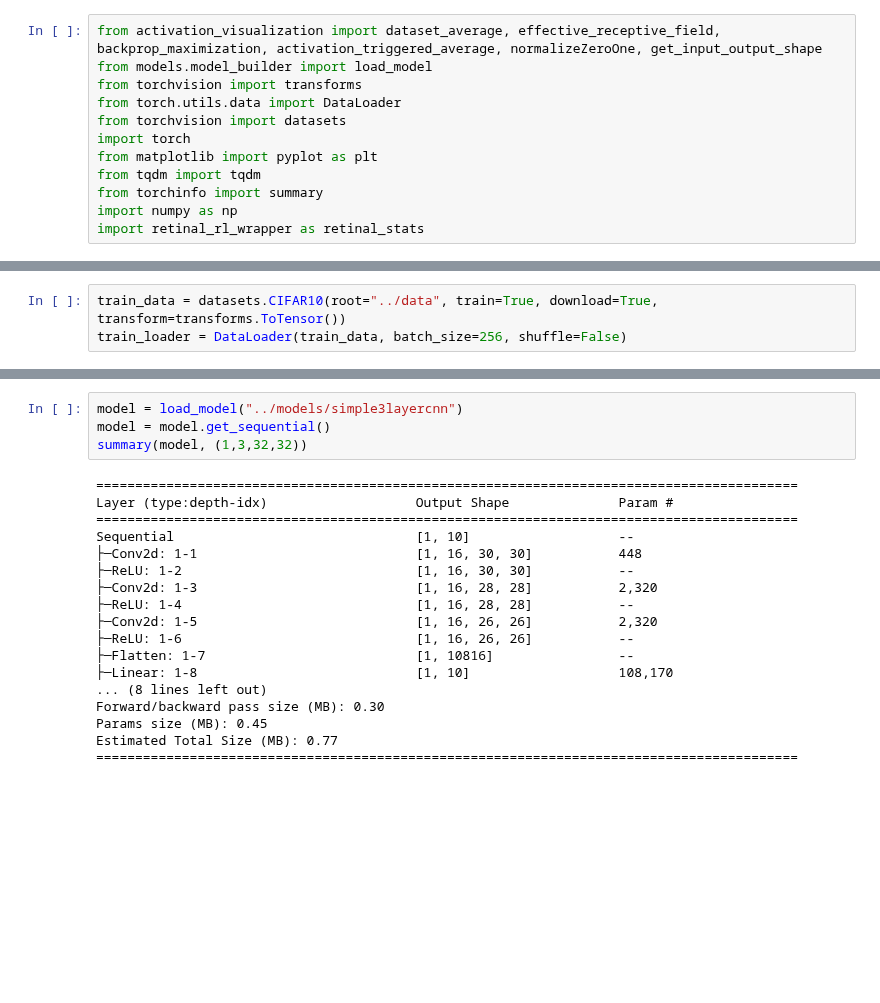
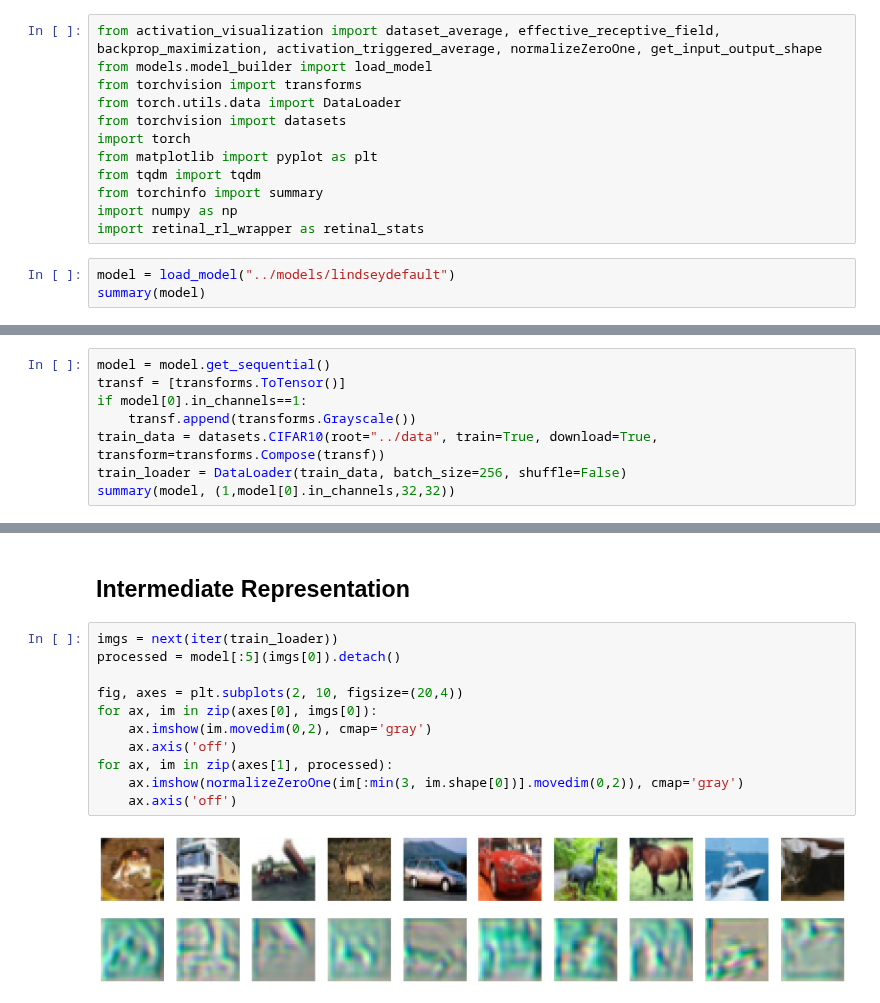
Before and after one commit to fabioseel/receptive-fields, a Jupyter notebook: src/evaluation.ipynb, the cells around one changed output, grey strips where cells are left out. Drawn from its saved outputs; the diff is of its cells as text; blank space fills up the shorter version.

```diff
--- a/src/evaluation.ipynb
+++ b/src/evaluation.ipynb
@@ -10,3 +10,6 @@ from tqdm import tqdm
 from torchinfo import summary
 import numpy as np
 import retinal_rl_wrapper as retinal_stats
+# %%
+model = load_model("../models/lindseydefault")
+summary(model)
@@ -13,5 +34,10 @@ import retinal_rl_wrapper as retinal_stats
 # %%
-train_data = datasets.CIFAR10(root="../data", train=True, download=True, transform=transforms.ToTensor())
+model = model.get_sequential()
+transf = [transforms.ToTensor()]
+if model[0].in_channels==1:
+    transf.append(transforms.Grayscale())
+train_data = datasets.CIFAR10(root="../data", train=True, download=True, transform=transforms.Compose(transf))
 train_loader = DataLoader(train_data, batch_size=256, shuffle=False)
+summary(model, (1,model[0].in_channels,32,32))
 # %% [output]
 Files already downloaded and verified
@@ -18,22 +61,15 @@ Files already downloaded and verified
-# %%
-model = load_model("../models/simple3layercnn")
-model = model.get_sequential()
-summary(model, (1,3,32,32))
-# %% [output]
-==========================================================================================
-Layer (type:depth-idx)                   Output Shape              Param #
-==========================================================================================
-Sequential                               [1, 10]                   --
-├─Conv2d: 1-1                            [1, 16, 30, 30]           448
-├─ReLU: 1-2                              [1, 16, 30, 30]           --
-├─Conv2d: 1-3                            [1, 16, 28, 28]           2,320
-├─ReLU: 1-4                              [1, 16, 28, 28]           --
-├─Conv2d: 1-5                            [1, 16, 26, 26]           2,320
-├─ReLU: 1-6                              [1, 16, 26, 26]           --
-├─Flatten: 1-7                           [1, 10816]                --
-├─Linear: 1-8                            [1, 10]                   108,170
-... (8 lines left out)
-Forward/backward pass size (MB): 0.30
-Params size (MB): 0.45
-Estimated Total Size (MB): 0.77
-==========================================================================================
+# %% [markdown]
+## Intermediate Representation
+# %%
+imgs = next(iter(train_loader))
+processed = model[:5](imgs[0]).detach()
+
+fig, axes = plt.subplots(2, 10, figsize=(20,4))
+for ax, im in zip(axes[0], imgs[0]):
+    ax.imshow(im.movedim(0,2), cmap='gray')
+    ax.axis('off')
+for ax, im in zip(axes[1], processed):
+    ax.imshow(normalizeZeroOne(im[:min(3, im.shape[0])].movedim(0,2)), cmap='gray')
+    ax.axis('off')
+# %% [output]
+[figure, added]
```
Also changed, not shown: parts of 13 cells of this notebook.
